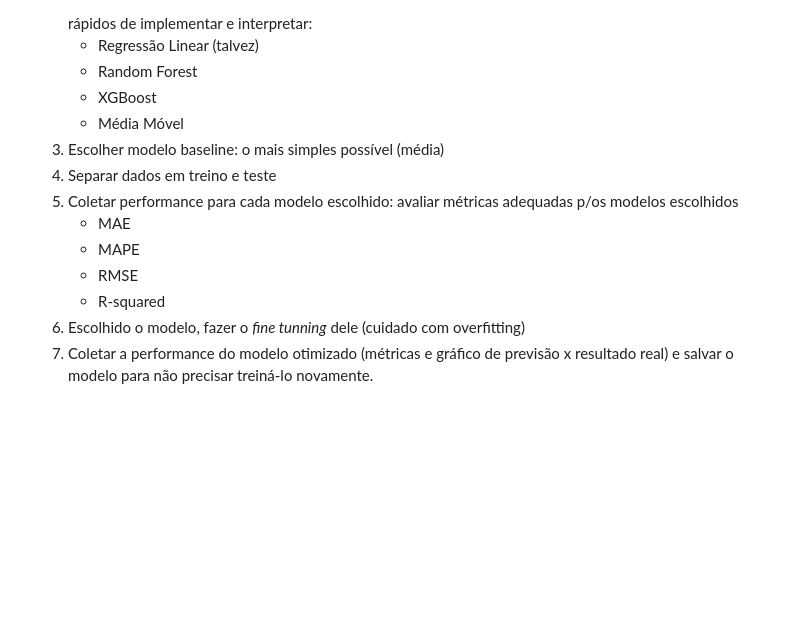
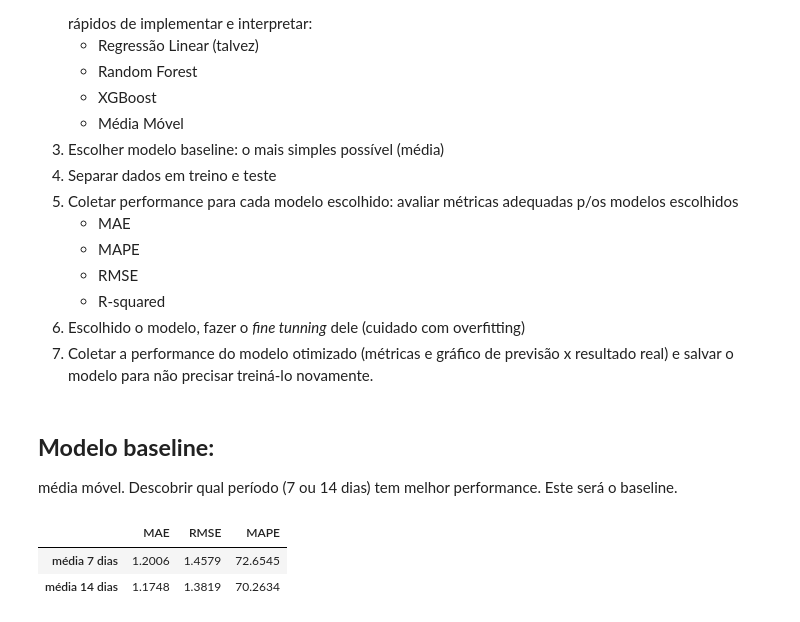
Before and after one commit to joaomj/case_mrhealth, a Jupyter notebook: notebook.ipynb, the cells around one changed output. Drawn from its saved outputs; the diff is of its cells as text; code cells hidden in the pictures; blank space fills up the shorter version.

Commit message:
Modelo baseline concluído

```diff
--- a/notebook.ipynb
+++ b/notebook.ipynb
@@ -578,3 +579,6 @@ Quantidade média de cada item em um pedido típico:
     - R-squared
 6. Escolhido o modelo, fazer o *fine tunning* dele (cuidado com overfitting)
 7. Coletar a performance do modelo otimizado (métricas e gráfico de previsão x resultado real) e salvar o modelo para não precisar treiná-lo novamente.
+# %% [markdown]
+## **Modelo baseline:**
+média móvel. Descobrir qual período (7 ou 14 dias) tem melhor performance. Este será o baseline.
@@ -580,0 +592,47 @@ Quantidade média de cada item em um pedido típico:
+# %%
+# Criando uma cópia de df_test para realizar operações nele
+df_test = df_test.copy()
+
+# Usando as médias móveis para previsão. Aplicar shift para evitar data leak.
+df_test['predicted_qtd_7d'] = df_test.groupby('item')['ma_qtd_7d'].shift(1)
+df_test['predicted_qtd_14d'] = df_test.groupby('item')['ma_qtd_14d'].shift(1)
+
+# Remover linhas com valores NaN nas colunas de previsão
+df_test = df_test.dropna(subset=['predicted_qtd_7d', 'predicted_qtd_14d'])
+
+# Criando dataframe para armazenar as métricas
+metrics_df = pd.DataFrame(columns=['MAE', 'RMSE', 'MAPE'])
+
+# Função para calcular o MAPE
+def mean_absolute_percentage_error(y_true, y_pred):
+    return np.mean(np.abs((y_true - y_pred) / y_true)) * 100
+
+# Calculando métricas para as médias de 7 e 14 dias
+for ma_type in ['predicted_qtd_7d', 'predicted_qtd_14d']:
+    y_true = df_test['qtd'].astype(float)
+    y_pred = df_test[ma_type]
+
+    # MAE
+    mae = mean_absolute_error(y_true, y_pred)
+
+    # RMSE
+    mse = mean_squared_error(y_true, y_pred)
+    rmse = np.sqrt(mse)
+
+    # MAPE
+    mape = mean_absolute_percentage_error(y_true, y_pred)
+
+    # Armazena as métricas no dataframe, garantindo que elas sejam do tipo float
+    metrics_df.loc[ma_type, 'MAE'] = np.round(float(mae), 4)
+    metrics_df.loc[ma_type, 'RMSE'] = np.round(float(rmse), 4)
+    metrics_df.loc[ma_type, 'MAPE'] = np.round(float(mape), 4)
+
+# Renomeando o índice
+metrics_df.rename(index={'predicted_qtd_7d': 'média 7 dias', 'predicted_qtd_14d': 'média 14 dias'}, inplace=True)
+
+# Exibe as métricas
+metrics_df
+# %% [output]
+|  | MAE | RMSE | MAPE |
+| média 7 dias | 1.2006 | 1.4579 | 72.6545 |
+| média 14 dias | 1.1748 | 1.3819 | 70.2634 |
```
Also changed, not shown: parts of 5 cells of this notebook.
